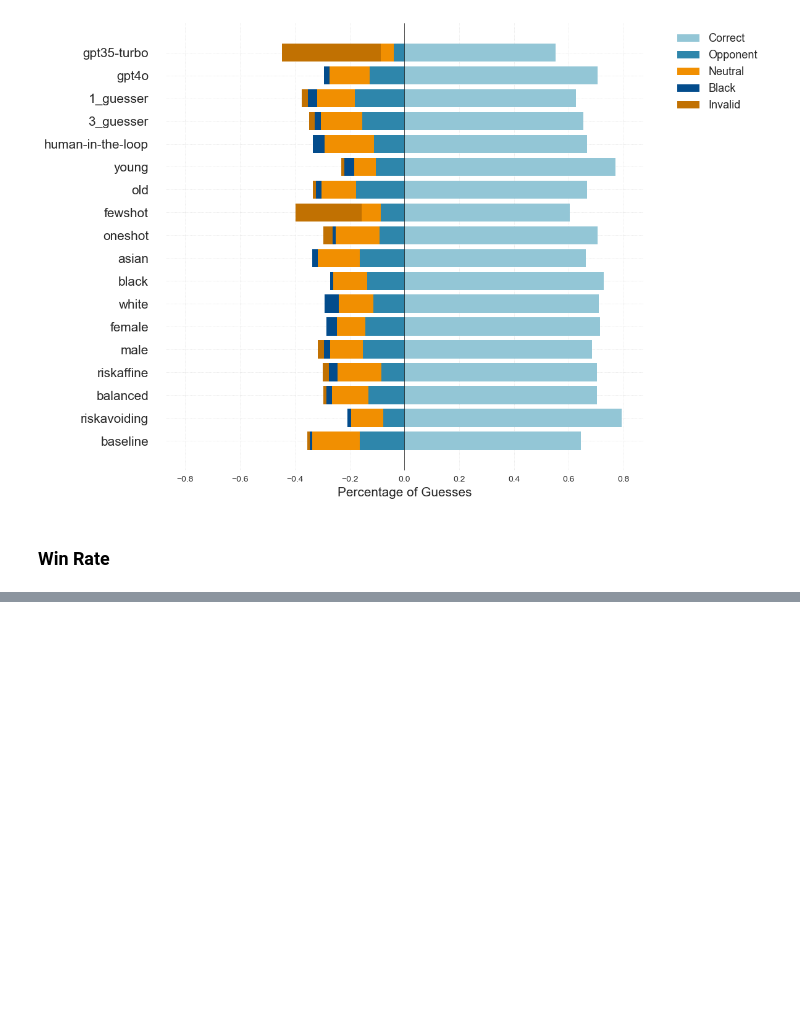
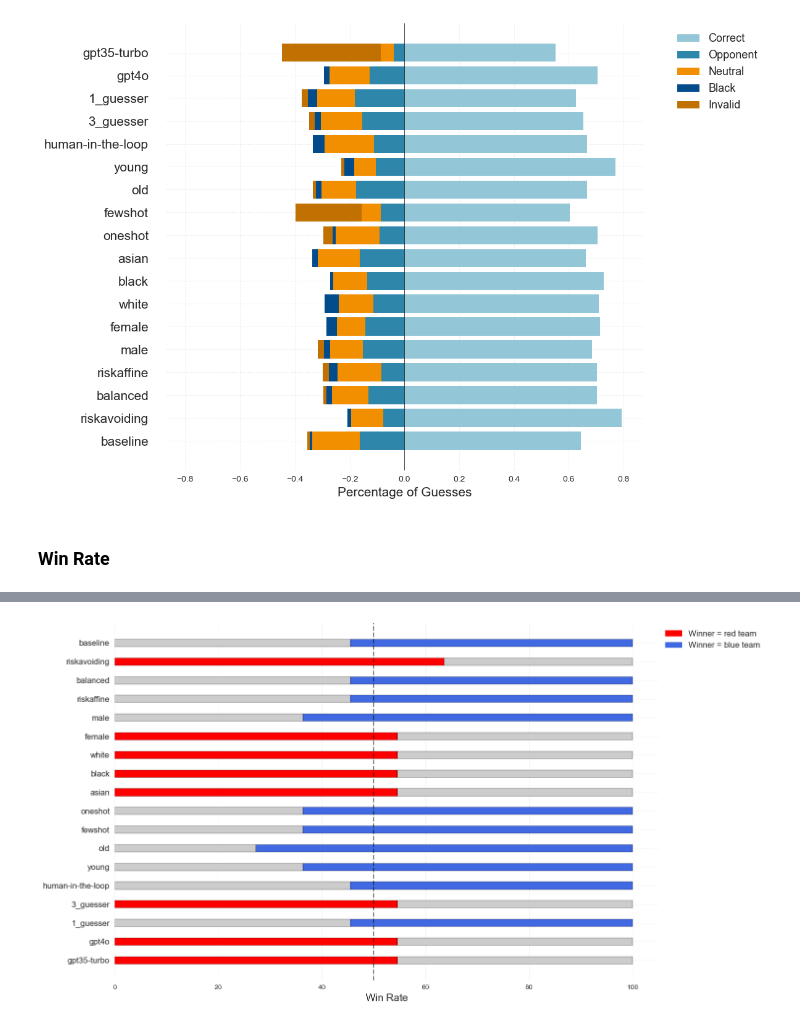
Before and after one commit to Anni0401/LLMs, a Jupyter notebook: LLMs/evaluation/evaluation_optimization.ipynb, the cells around one changed output, grey strips where cells are left out. Cells and saved outputs as stored; diff of their text form; code cells hidden in the pictures; blank space fills up the shorter version.

Commit message:
(hopefully) last changes plots

```diff
--- a/LLMs/evaluation/evaluation_optimization.ipynb
+++ b/LLMs/evaluation/evaluation_optimization.ipynb
@@ -245,0 +246,46 @@ plt.show()
+# %%
+import matplotlib.pyplot as plt
+import numpy as np
+import matplotlib.patches as mpatches
+
+fig, ax = plt.subplots(figsize=(15, 8), facecolor='white')
+plt.style.use('seaborn')
+ax = plt.gca()
+ax.set_facecolor('white')
+
+x = np.arange(len(evaluation_data['test']))
+width = 0.4
+
+for i, (winner, majority) in enumerate(zip(evaluation_data['winner'], evaluation_data['majority'])):
+    minority = 100 - majority
+
+    if winner == 'RED':
+
+        ax.barh(i, majority, color='red', edgecolor='black', height=width)
+        ax.barh(i, minority, left=majority, color='#CCCCCC', edgecolor='black', height=width)
+    else:
+
+        ax.barh(i, minority, color='#CCCCCC', edgecolor='black', height=width)
+        ax.barh(i, majority, left=minority, color='royalblue', edgecolor='black', height=width)
+
+# Reference line
+ax.axvline(x=50, color='black', linestyle='--', alpha=0.5)
+
+ax.set_yticks(x)
+ax.set_yticklabels(evaluation_data['test'], fontsize=12)
+ax.invert_yaxis()
+ax.set_xlabel('Win Rate', fontsize=15)
+
+red_patch = mpatches.Patch(color='red', label='Winner = red team')
+blue_patch = mpatches.Patch(color='royalblue', label='Winner = blue team')
+plt.legend(handles=[red_patch, blue_patch], fontsize=12,
+          loc='upper right', bbox_to_anchor=(1.2, 1))
+
+ax.xaxis.grid(True, linestyle='--', alpha=0.7)
+plt.grid(axis='y', color='gray', linestyle=':', linewidth=0.5, alpha=0.3)
+plt.grid(axis='x', color='gray', linestyle=':', linewidth=0.5, alpha=0.3)
+
+plt.tight_layout()
+plt.show()
+# %% [output]
+[figure, added]
```
Also changed, not shown: parts of 2 cells of this notebook.
